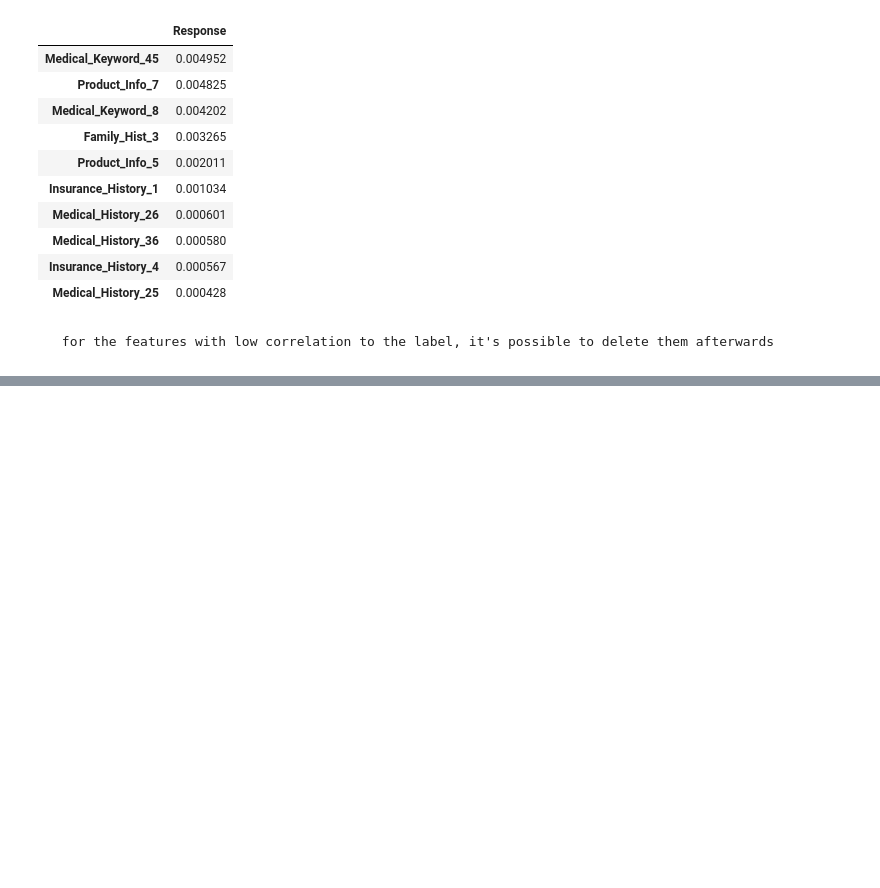
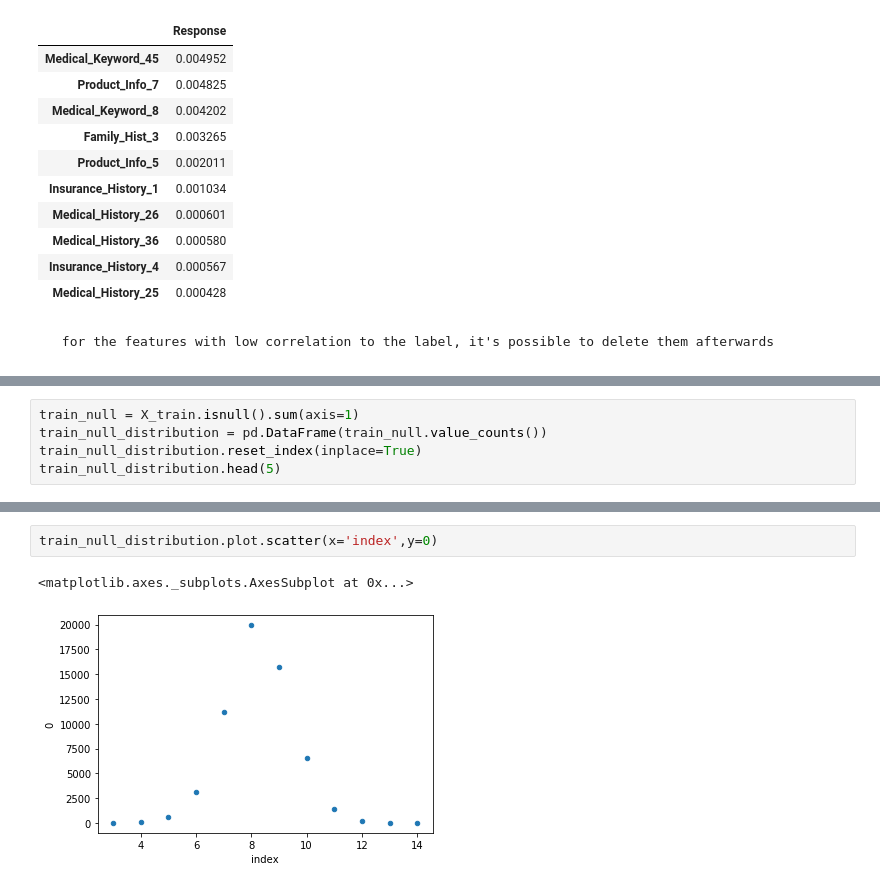
Before and after one commit to xuanlongORZ/Groupe4-Big_data_projet, a Jupyter notebook: EDA.ipynb, the cells around one changed output, grey strips where cells are left out. Saved outputs shown, nothing was run; the diff lists cells and outputs as text; blank space fills up the shorter version.

Commit message:
add distribution analysis

```diff
--- a/EDA.ipynb
+++ b/EDA.ipynb
@@ -278,0 +281,5 @@ tabel_corr2[-10:]
+# %%
+train_null = X_train.isnull().sum(axis=1)
+train_null_distribution = pd.DataFrame(train_null.value_counts())
+train_null_distribution.reset_index(inplace=True)
+train_null_distribution.head(5)
@@ -278,0 +305,5 @@ tabel_corr2[-10:]
+# %%
+train_null_distribution.plot.scatter(x='index',y=0)
+# %% [output]
+<matplotlib.axes._subplots.AxesSubplot at 0x...>
+[figure, added]
```
Also changed, not shown: parts of 4 cells of this notebook.
